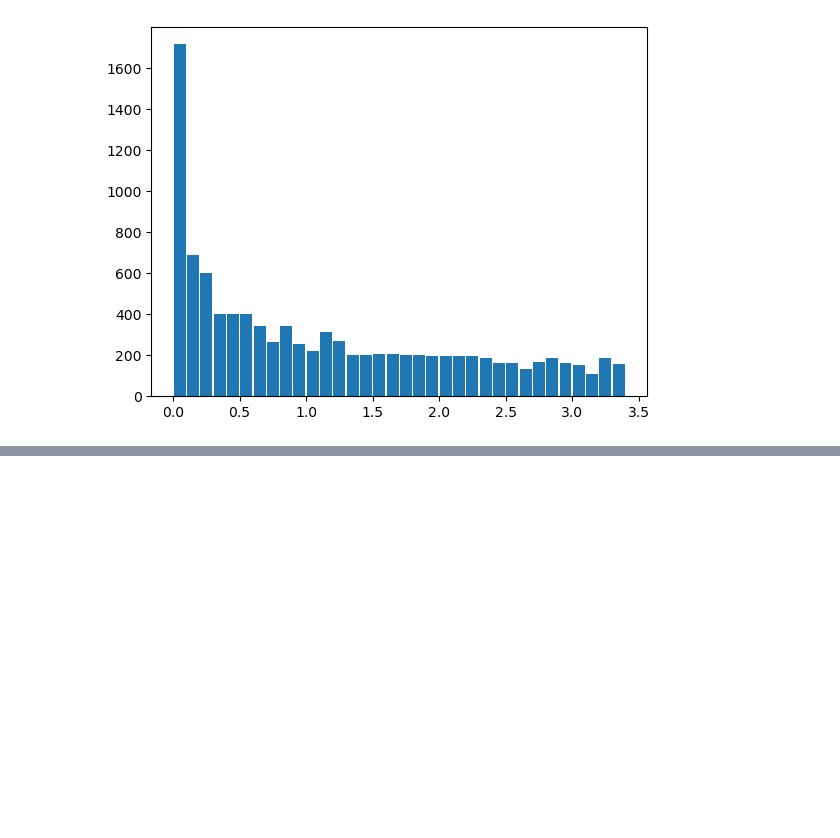
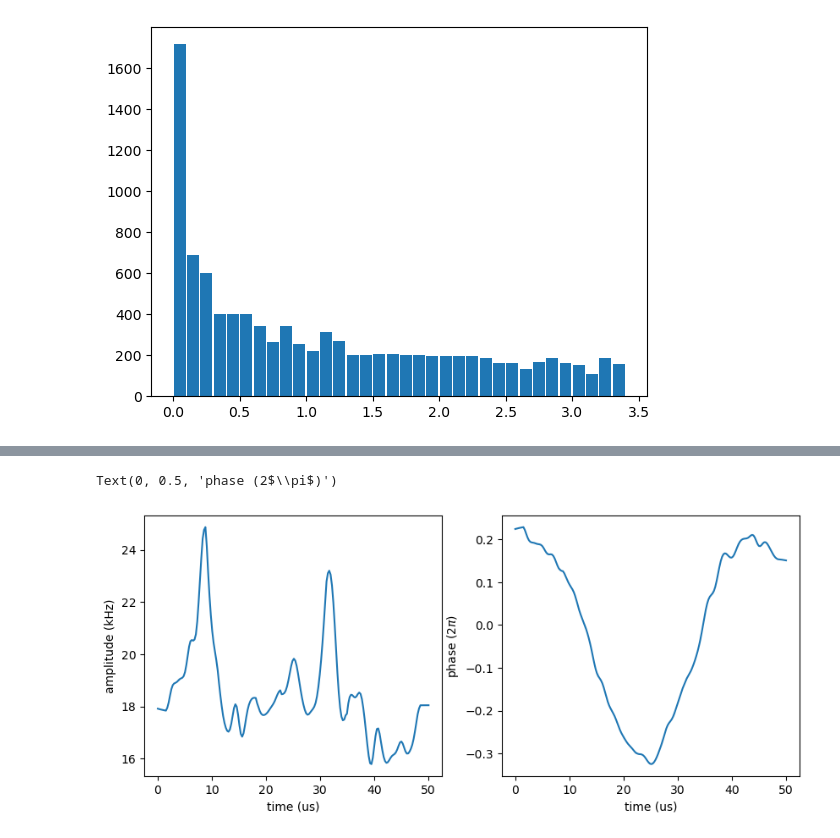
Before and after one commit to hemantkatiyar/pulse1Q, a Jupyter notebook: checking_graident.ipynb, the cells around one changed output, grey strips where cells are left out. Cells and saved outputs as stored; diff of their text form; code cells hidden in the pictures; blank space fills up the shorter version.

```diff
--- a/checking_graident.ipynb
+++ b/checking_graident.ipynb
@@ -363,0 +364,17 @@ Text(0.5, 1.0, 'Bin size = 0.005, Random distortion on an AMPM shaped pulse')
+# %%
+ux = u[0:nsegments]* max_amp / np.sqrt(2)/2/np.pi/1e3
+uy = u[nsegments:]* max_amp / np.sqrt(2)/2/np.pi/1e3
+amp = np.sqrt(ux**2 + uy**2)
+pha = np.arctan2(uy,ux)/2/np.pi
+plt.figure(figsize=(10,4))
+plt.subplot(1,2,1)
+plt.plot(np.linspace(0,tau,nsegments)*1e6,amp)
+plt.xlabel('time (us)')
+plt.ylabel('amplitude (kHz)')
+plt.subplot(1,2,2)
+plt.plot(np.linspace(0,tau,nsegments)*1e6,pha)
+plt.xlabel('time (us)')
+plt.ylabel(r'phase (2$\pi$)')
+# %% [output]
+Text(0, 0.5, 'phase (2$\\pi$)')
+[figure, added]
```
Also changed, not shown: parts of 1 cell of this notebook.
